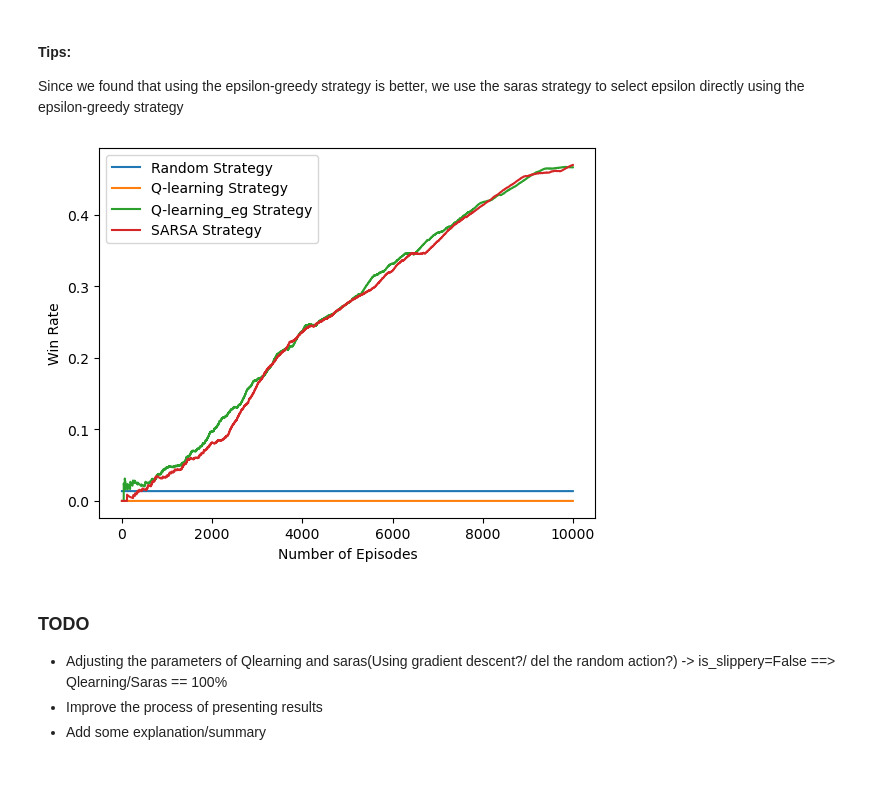
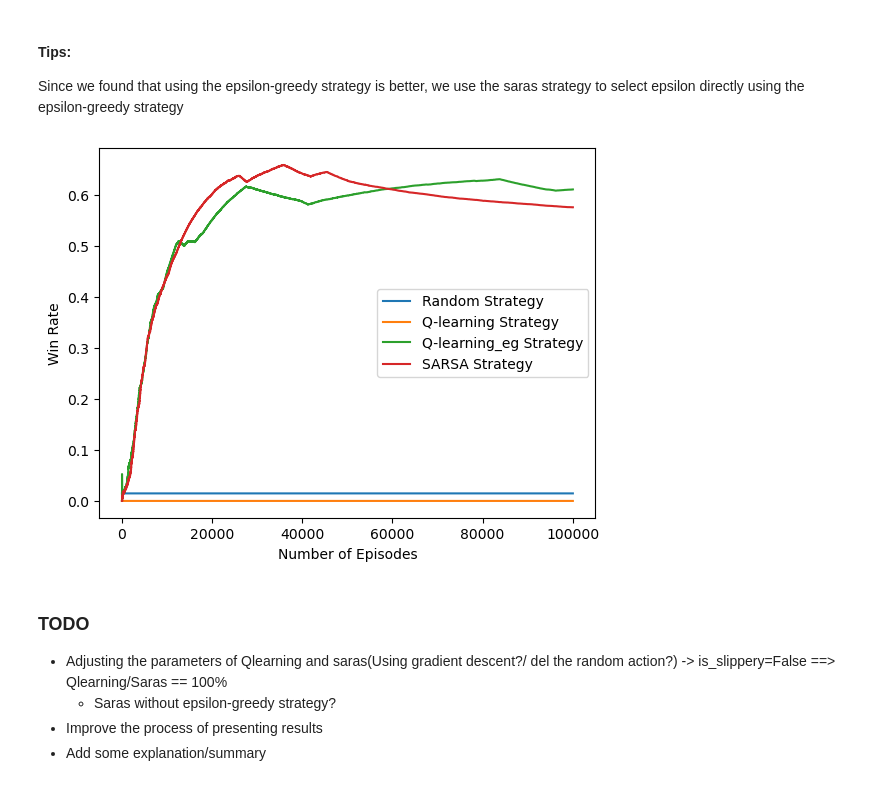
Before and after one commit to chloe-caville/APST2_Projet, a Jupyter notebook: Projet_1/FrozenLake_qlearning.ipynb, the cells around one changed output. Drawn from its saved outputs; the diff is of its cells as text; code cells hidden in the pictures.

```diff
--- a/Projet_1/FrozenLake_qlearning.ipynb
+++ b/Projet_1/FrozenLake_qlearning.ipynb
@@ -257,0 +162,18 @@ plt.show()
+# %%
+n_episode = 100000
+alpha = 0.1
+gamma = 0.9
+decay = 0.001
+
+env = gym.make("FrozenLake-v1", is_slippery=False)
+random_win_rate = random_policy(env)
+q_win_rates_1 = q_learning(n_episode, alpha, gamma)
+q_win_rates_2 = q_learning_eg(n_episode, alpha, gamma, decay)
+
+plt.plot(range(n_episode), [random_win_rate]*n_episode, label='Random Strategy')
+plt.plot(range(n_episode), q_win_rates_1, label='Q-learning Strategy')
+plt.plot(range(n_episode), q_win_rates_2, label='Q-learning_eg Strategy')
+plt.xlabel('Number of Episodes')
+plt.ylabel('Win Rate')
+plt.legend()
+plt.show()
@@ -316,29 +240,27 @@ def sarsa(n_episode, alpha, gamma, decay=None):
         win_rates.append(num_wins / (i+1))  # calculate the win rate for this episode
     return win_rates
 # %%
-n_episode = 10000
+n_episode = 100000
 alpha = 0.1
 gamma = 0.9
 decay = 0.001
 
 env = gym.make("FrozenLake-v1", is_slippery=False)
-random_win_rate = random_policy(env)
-q_win_rates_1 = q_learning(n_episode, alpha, gamma)
-q_win_rates_2 = q_learning_eg(n_episode, alpha, gamma, decay)
 s_win_rates = sarsa(n_episode, alpha, gamma, decay)
 
 plt.plot(range(n_episode), [random_win_rate]*n_episode, label='Random Strategy')
 plt.plot(range(n_episode), q_win_rates_1, label='Q-learning Strategy')
 plt.plot(range(n_episode), q_win_rates_2, label='Q-learning_eg Strategy')
 plt.plot(range(n_episode), s_win_rates, label='SARSA Strategy')
 plt.xlabel('Number of Episodes')
 plt.ylabel('Win Rate')
 plt.legend()
 plt.show()
 # %% [output]
-[figure, old version]
+[figure, new version]
 # %% [markdown]
 ### TODO
 - Adjusting the parameters of Qlearning and saras(Using gradient descent?/ del the random action?) -> is_slippery=False ==> Qlearning/Saras == 100%
+    - Saras without epsilon-greedy strategy?
 - Improve the process of presenting results
 - Add some explanation/summary
```
Also changed, not shown: parts of 4 cells of this notebook.
